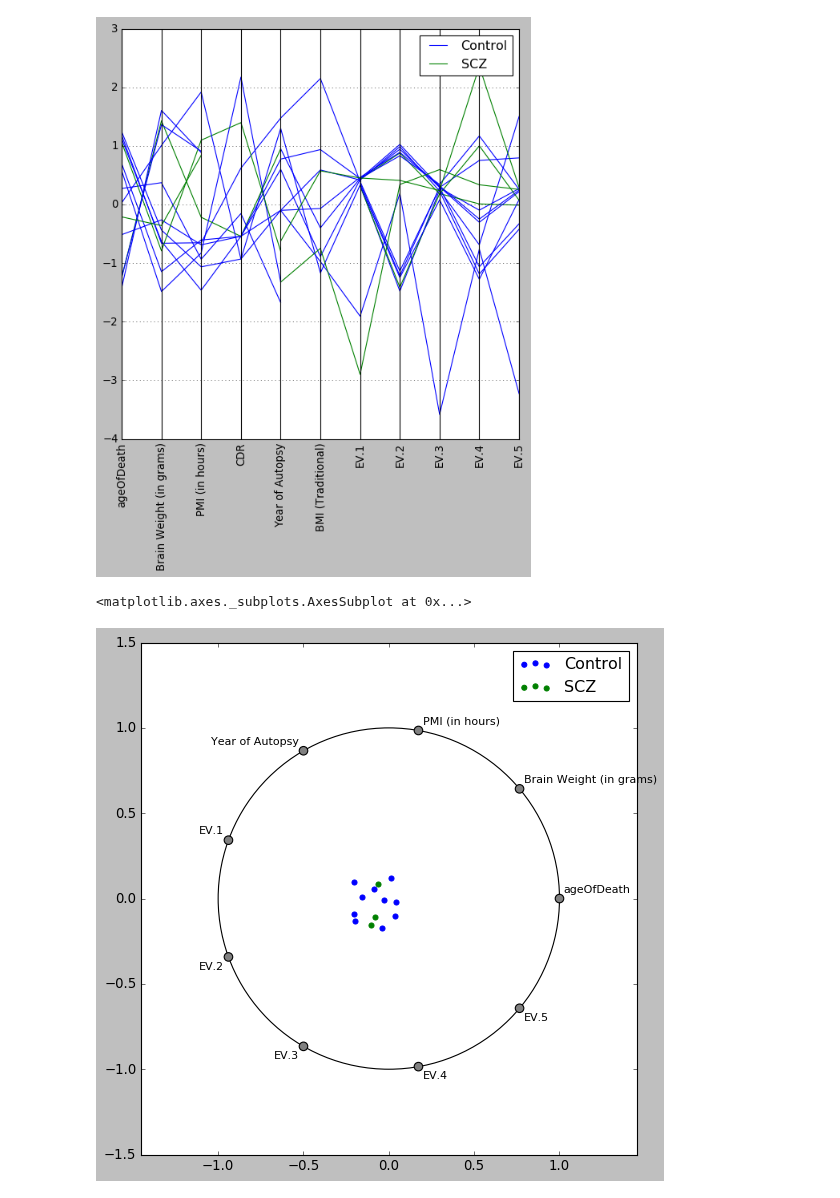
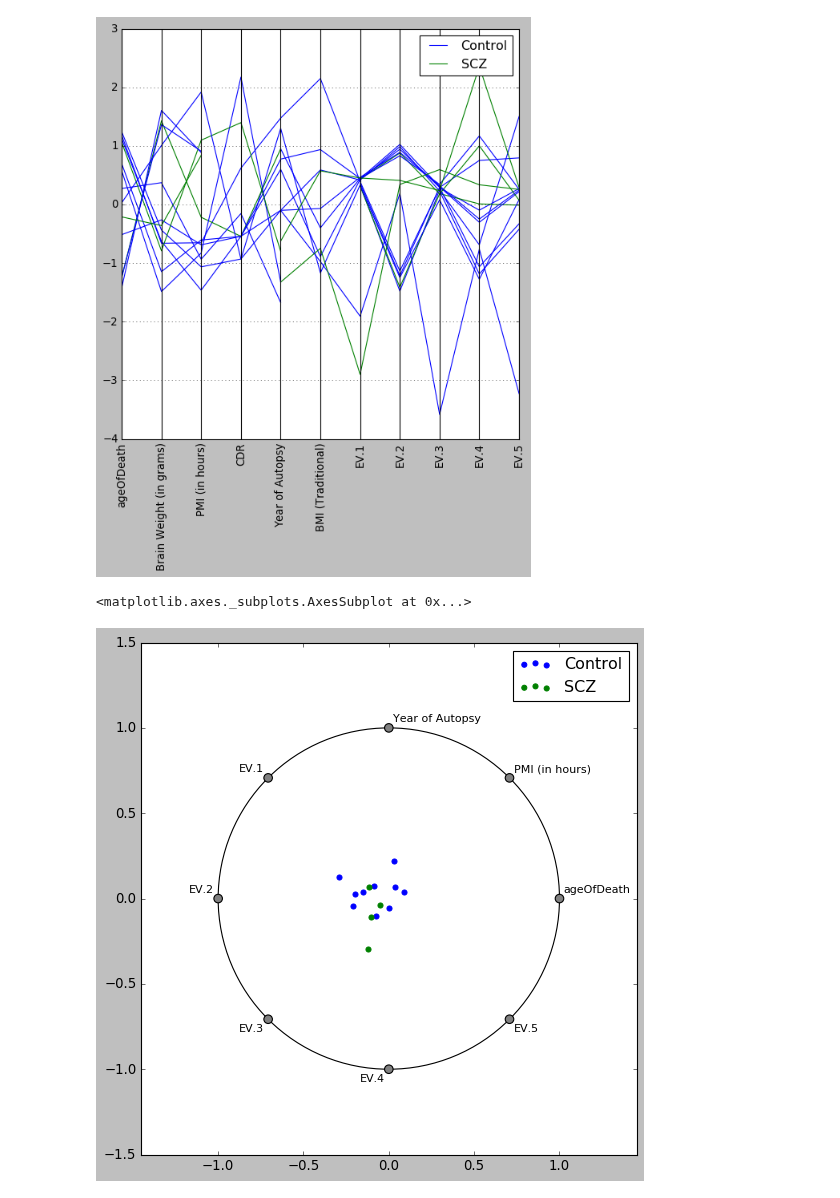
Before and after one commit to attilagk/BSM-research, a Jupyter notebook: notebook/2020-06-10-chromatin-state/2020-06-10-chromatin-state.ipynb, the cells around one changed output. Drawn from its saved outputs; the diff is of its cells as text; code cells hidden in the pictures.

Commit message:
multiindexed columns for exploring clinical variables

```diff
--- a/notebook/2020-06-10-chromatin-state/2020-06-10-chromatin-state.ipynb
+++ b/notebook/2020-06-10-chromatin-state/2020-06-10-chromatin-state.ipynb
@@ -203,10 +174,11 @@ samples = pd.concat([A, B], axis=1)
 # %%
-sel_clinical = ['ageOfDeath', 'Brain Weight (in grams)', 'PMI (in hours)', 'CDR', 'Year of Autopsy', \
+sel_annot = ['QUAL', 'AF', 'BaseQRankSum', 'DP', 'FS', 'QD', 'ReadPosRankSum', 'SOR', 'VQSLOD']
+d = {y: [np.mean, np.std] for y in sel_annot}
+sel_clinical = ['ageOfDeath', 'Dx', 'Brain Weight (in grams)', 'PMI (in hours)', 'CDR', 'Year of Autopsy', \
                 #'AntipsychTyp', 'AntipsychAtyp', 'Antidepress', 'Lithium', 'Tobacco', 'Alcohol', 'Illicitsub'\
                'BMI (Traditional)', 'EV.1', 'EV.2', 'EV.3', 'EV.4', 'EV.5']
-mean_col = [y for y in samples.columns if re.match('.*_mean', y)]
-df = samples[sel_clinical].copy()
-df.loc[:, :] = preprocessing.scale(df)
-df['Dx'] = samples['Dx']
-df
+d.update({y: 'first' for y in sel_clinical})
+callsg = calls.groupby('Sample')
+samples = callsg.aggregate(d)
+samples
 # %% [output]
@@ -229,3 +203,11 @@ df
+# %%
+# standardization
+noDx = ~samples.columns.isin([('Dx', 'first')])
+noDx = [(y, 'first') for y in sel_clinical if not re.match('Dx', y)]
+df = samples.loc[:, noDx].copy()
+df.loc[:, :] = preprocessing.scale(df)
+df[('Dx', 'first')] = samples[('Dx', 'first')]
+df.columns = [y[0] for y in df.columns]
 # %%
 ax = ppl.scatter_matrix(df, diagonal='hist', figsize=(12, 12), color='C2', hist_kwds={'color': 'C2'}, marker='o')
 # %% [output]
@@ -238,11 +220,11 @@ _ = plt.xticks(rotation=90)
 # %% [output]
 [figure]
 # %%
-df1 = df.loc[:, ~df.columns.isin(['CDR', 'BMI (Traditional)'])]
+df1 = df.loc[:, ~df.columns.isin(['Brain Weight (in grams)', 'CDR', 'BMI (Traditional)'])]
 fig, ax = plt.subplots(figsize=(8, 8))
 ppl.radviz(df1, class_column='Dx', ax=ax, color=['C0', 'C1'])
 # %% [output]
 <matplotlib.axes._subplots.AxesSubplot at 0x...>
-[figure, old version]
+[figure, new version]
 # %%
 %connect_info
```
Also changed, not shown: parts of 3 cells of this notebook.
